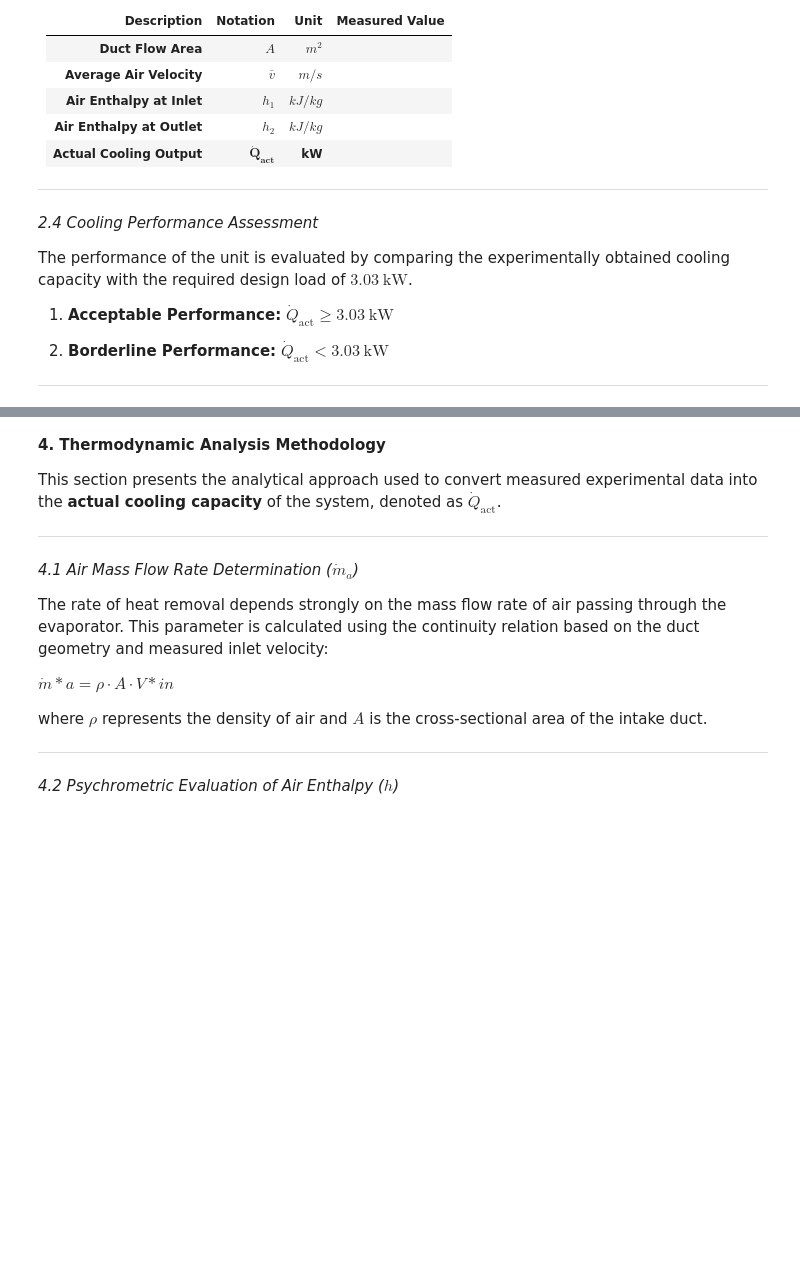
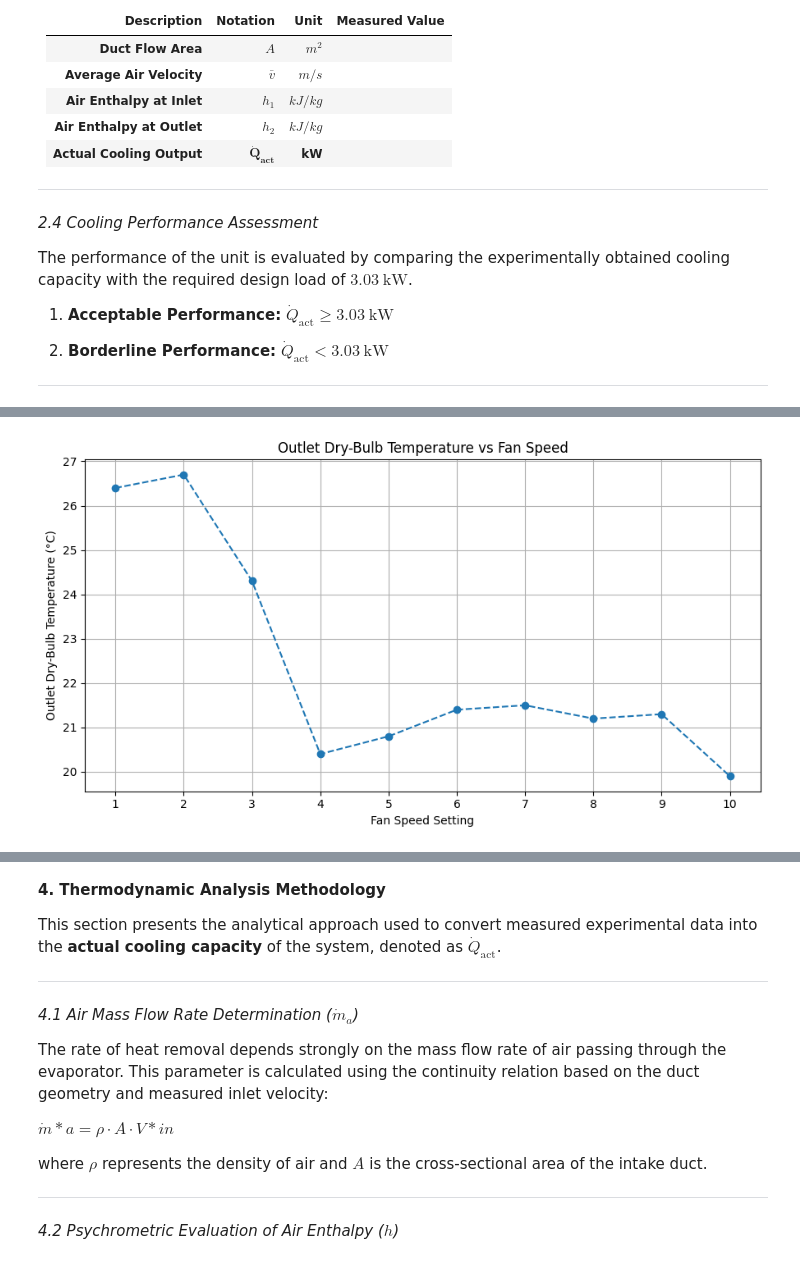
Before and after one commit to tharindu33333/ME421-Mechanical-Systems-Lab-A2, a Jupyter notebook: Heat Transfer/E_20_106_Heat_Transfer.ipynb, the cells around one changed output, grey strips where cells are left out. Drawn from its saved outputs; the diff is of its cells as text; code cells hidden in the pictures; blank space fills up the shorter version.

```diff
--- a/Heat Transfer/E_20_106_Heat_Transfer.ipynb
+++ b/Heat Transfer/E_20_106_Heat_Transfer.ipynb
@@ -237,0 +278,31 @@ Considering the required cooling capacity of **3.03 kW**, the higher fan speed c
+# %%
+import matplotlib.pyplot as plt
+
+# --- Visualization: Outlet Temperature Variation with Fan Speed ---
+
+# Fan speed levels and corresponding outlet dry-bulb temperatures
+fan_speed = list(range(1, 11))
+T5_outlet = [26.4, 26.7, 24.3, 20.4, 20.8, 21.4, 21.5, 21.2, 21.3, 19.9]
+
+# Create the figure
+plt.figure(figsize=(9, 5))
+
+# Plot temperature trend
+plt.plot(fan_speed, T5_outlet, marker='o', linestyle='--')
+
+# Graph labels and title
+plt.title('Outlet Dry-Bulb Temperature vs Fan Speed')
+plt.xlabel('Fan Speed Setting')
+plt.ylabel('Outlet Dry-Bulb Temperature (°C)')
+
+# Match x-axis ticks to discrete speed settings
+plt.xticks(fan_speed)
+
+# Grid for readability
+plt.grid(True)
+
+# Display plot
+plt.tight_layout()
+plt.show()
+# %% [output]
+[figure, added]
```
Also changed, not shown: parts of 3 cells of this notebook.
